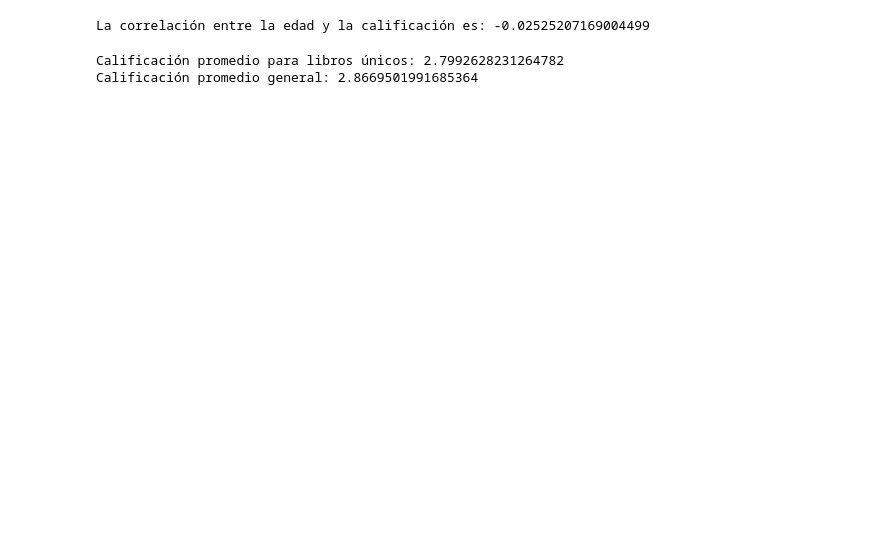
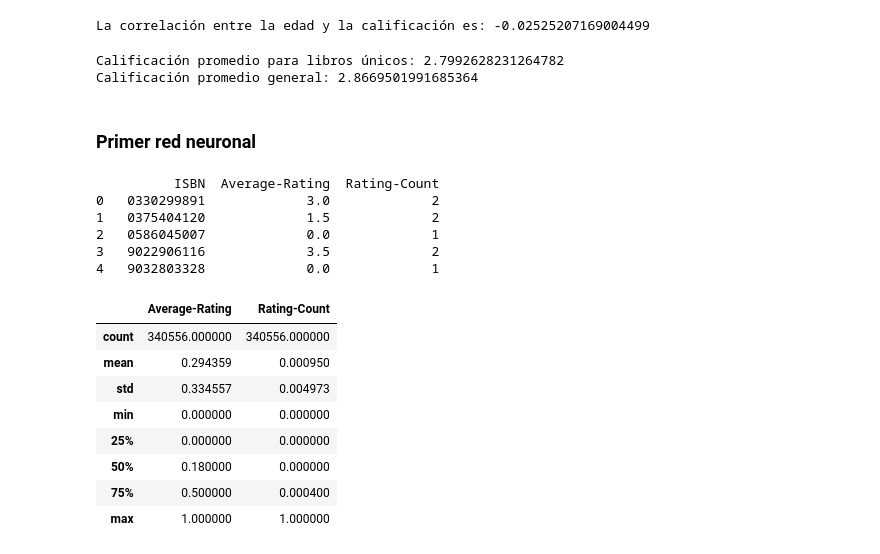
Before and after one commit to GitElean/DL_6_7, a Jupyter notebook: recommendation.ipynb, the cells around one changed output. Drawn from its saved outputs; the diff is of its cells as text; code cells hidden in the pictures; blank space fills up the shorter version.

Commit message:
red neuronal basada en contenido finalizada

```diff
--- a/recommendation.ipynb
+++ b/recommendation.ipynb
@@ -368,3 +378,5 @@ print(f"Calificación promedio general: {avg_rating_general}")
 # %% [output]
 Calificación promedio para libros únicos: 2.7992628231264782
 Calificación promedio general: 2.8669501991685364
+# %% [markdown]
+### Primer red neuronal
@@ -370,0 +386,35 @@ Calificación promedio general: 2.8669501991685364
+# %%
+# Calculamos la calificación promedio y la frecuencia de calificaciones de cada libro
+book_ratings_mean = ratings.groupby('ISBN')['Book-Rating'].mean()
+book_ratings_count = ratings.groupby('ISBN')['Book-Rating'].count()
+
+# Creamos un nuevo dataframe con ISBN, Calificación Promedio y Frecuencia de Calificaciones
+books_features = pd.DataFrame({
+    'Average-Rating': book_ratings_mean,
+    'Rating-Count': book_ratings_count
+}).reset_index()
+print(books_features.head())
+# Normalizamos las características
+from sklearn.preprocessing import MinMaxScaler
+
+scaler = MinMaxScaler()
+books_features[['Average-Rating', 'Rating-Count']] = scaler.fit_transform(books_features[['Average-Rating', 'Rating-Count']])
+
+# Verificamos el nuevo dataframe
+books_features.describe()
+# %% [output]
+          ISBN  Average-Rating  Rating-Count
+0   0330299891             3.0             2
+1   0375404120             1.5             2
+2   0586045007             0.0             1
+3   9022906116             3.5             2
+4   9032803328             0.0             1
+|  | Average-Rating | Rating-Count |
+| count | 340556.000000 | 340556.000000 |
+| mean | 0.294359 | 0.000950 |
+| std | 0.334557 | 0.004973 |
+| min | 0.000000 | 0.000000 |
+| 25% | 0.000000 | 0.000000 |
+| 50% | 0.180000 | 0.000000 |
+| 75% | 0.500000 | 0.000400 |
+| max | 1.000000 | 1.000000 |
```
Also changed, not shown: parts of 8 cells of this notebook.
